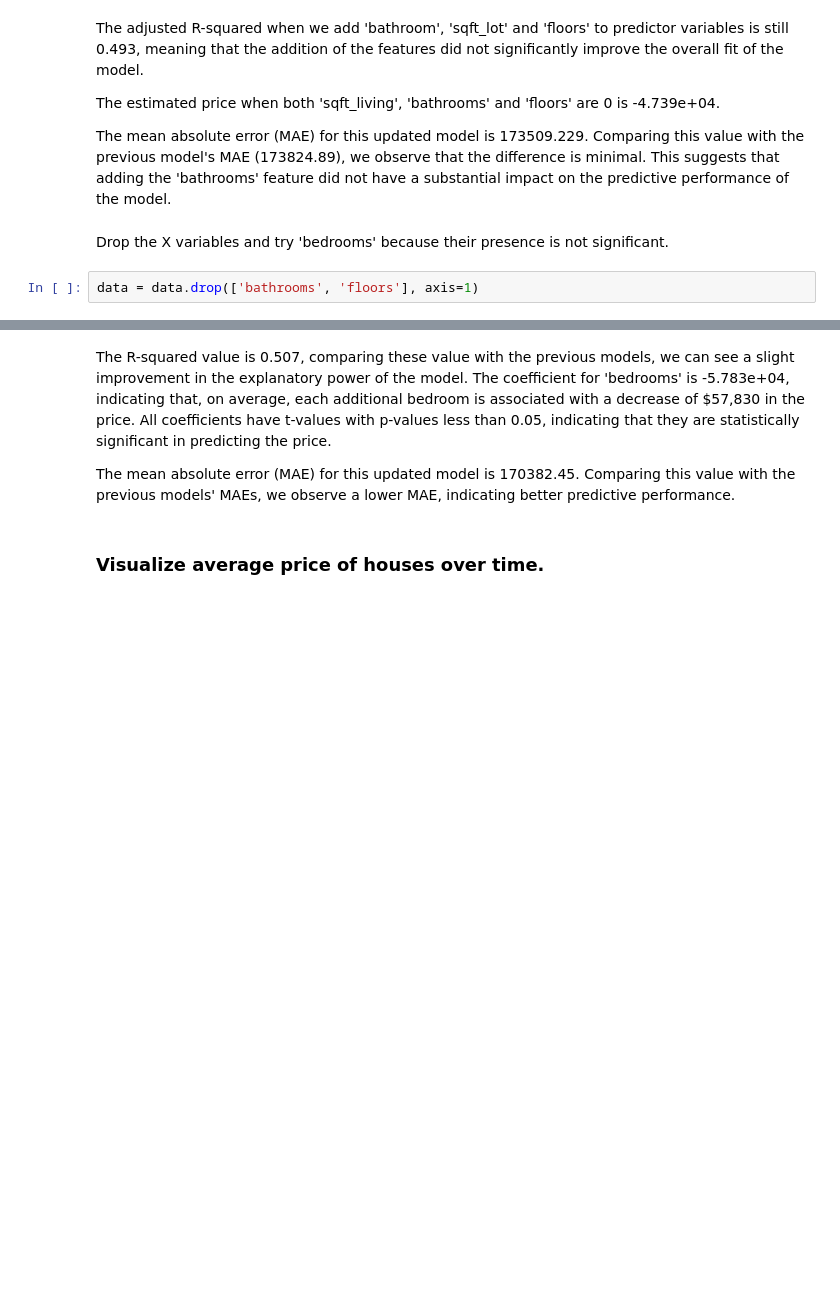
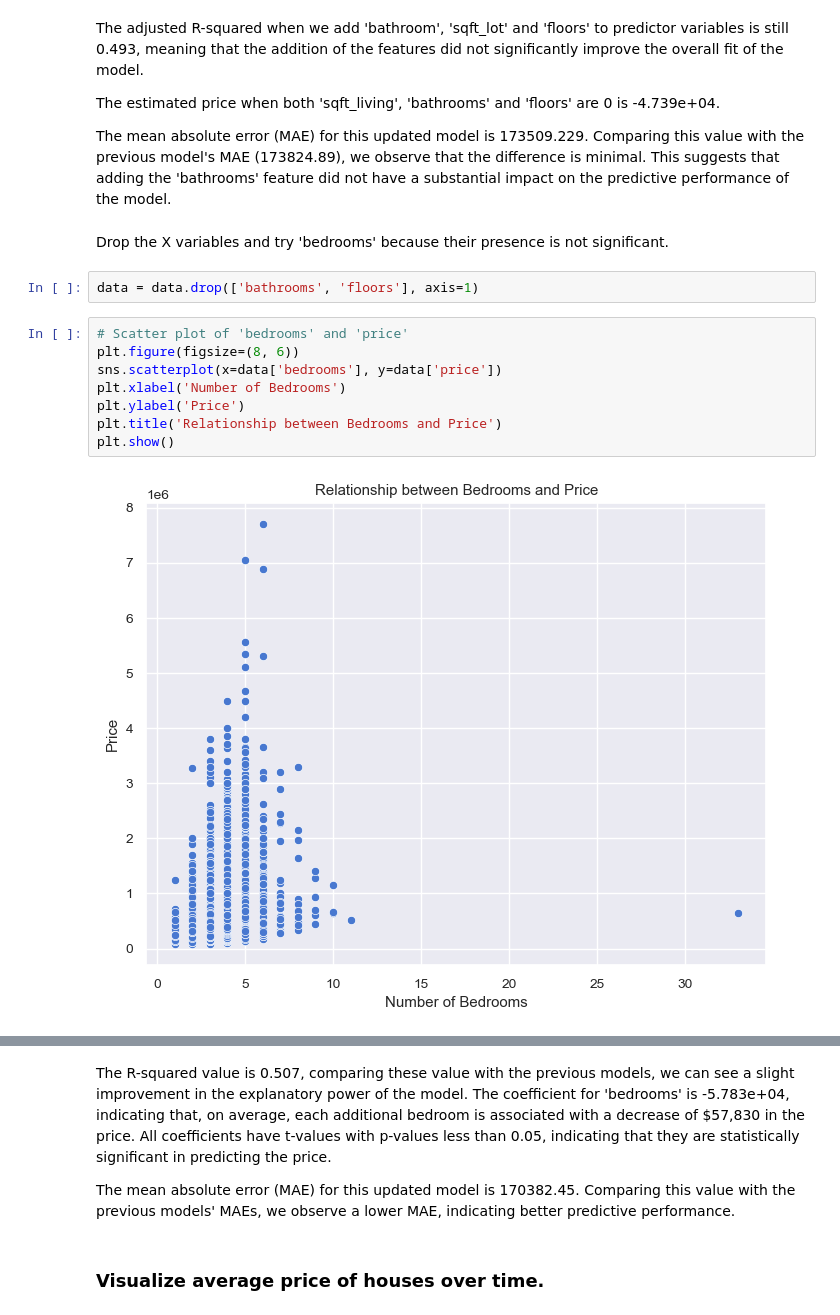
Before and after one commit to Perception-ui/phase_2, a Jupyter notebook: notebook.ipynb, the cells around one changed output, grey strips where cells are left out. Cells and saved outputs as stored; diff of their text form; blank space fills up the shorter version.

```diff
--- a/notebook.ipynb
+++ b/notebook.ipynb
@@ -538,6 +550,16 @@ The mean absolute error (MAE) for this updated model is 173509.229. Comparing th
 Drop the X variables and try 'bedrooms' because their presence is not significant.
 # %%
 data = data.drop(['bathrooms', 'floors'], axis=1)
+# %%
+# Scatter plot of 'bedrooms' and 'price'
+plt.figure(figsize=(8, 6))
+sns.scatterplot(x=data['bedrooms'], y=data['price'])
+plt.xlabel('Number of Bedrooms')
+plt.ylabel('Price')
+plt.title('Relationship between Bedrooms and Price')
+plt.show()
+# %% [output]
+[figure, added]
 # %%
 X = data[['sqft_living', 'bedrooms']]  # Add 'bedroom' to Input features
 y = data['price']                        # Target variable
```
Also changed, not shown: parts of 9 cells of this notebook, 1 other file.
